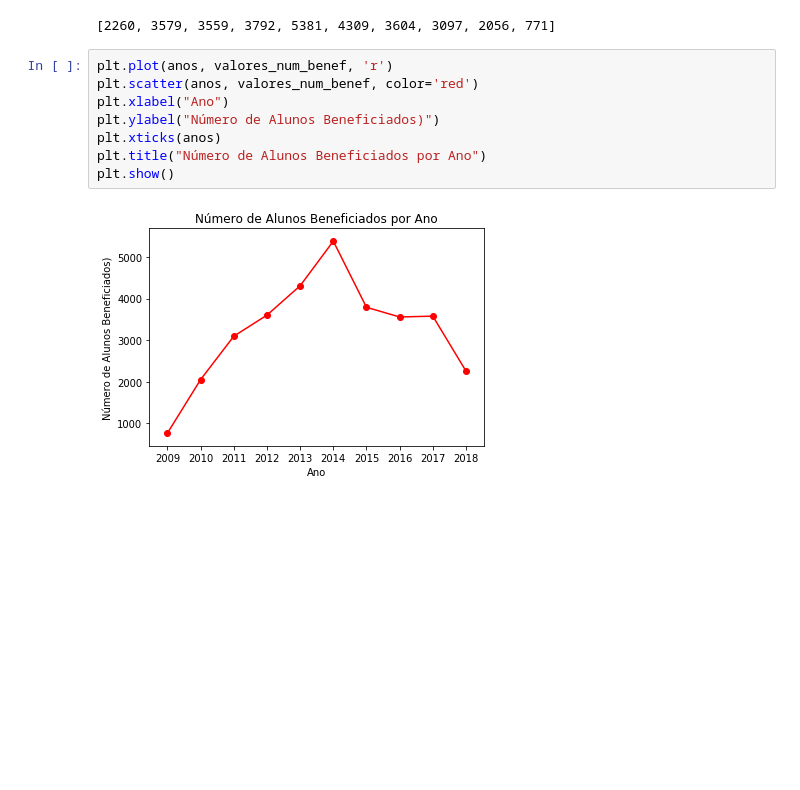
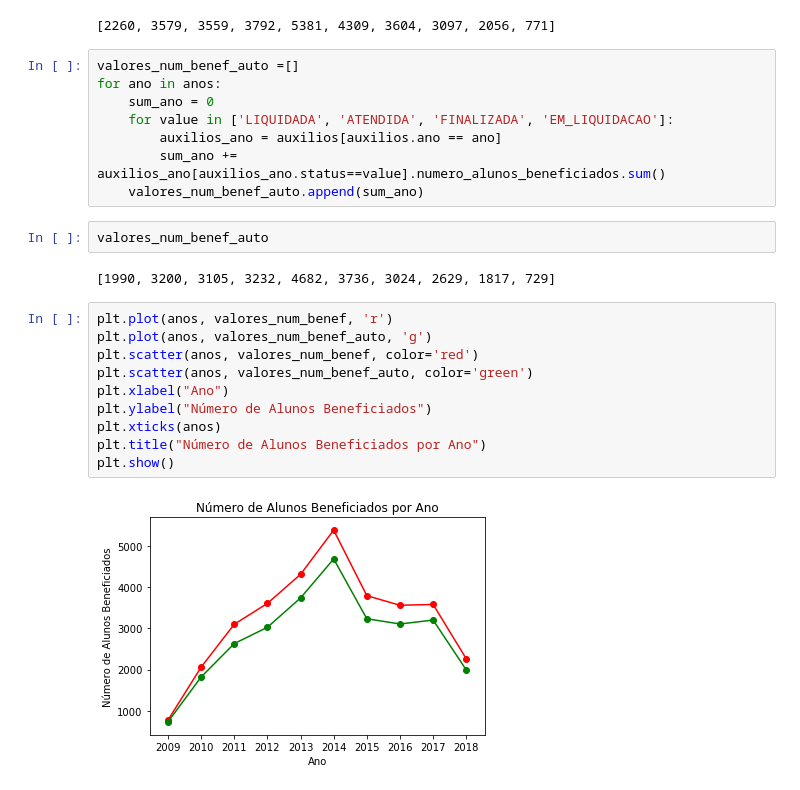
Before and after one commit to igorabrandao/UFRN-budget-application, a Jupyter notebook: auxilio_financeiro.ipynb, the cells around one changed output. Saved outputs shown, nothing was run; the diff lists cells and outputs as text; blank space fills up the shorter version.

Commit message:
atualização no gráficos auxilio financeiro

```diff
--- a/auxilio_financeiro.ipynb
+++ b/auxilio_financeiro.ipynb
@@ -305,13 +305,27 @@ valores_num_benef = [auxilios[auxilios['ano']==value].numero_alunos_beneficiados
 valores_num_benef
 # %% [output]
 [2260, 3579, 3559, 3792, 5381, 4309, 3604, 3097, 2056, 771]
+# %%
+valores_num_benef_auto =[]
+for ano in anos:
+    sum_ano = 0
+    for value in ['LIQUIDADA', 'ATENDIDA', 'FINALIZADA', 'EM_LIQUIDACAO']:
+        auxilios_ano = auxilios[auxilios.ano == ano]
+        sum_ano += auxilios_ano[auxilios_ano.status==value].numero_alunos_beneficiados.sum()
+    valores_num_benef_auto.append(sum_ano)
+# %%
+valores_num_benef_auto
+# %% [output]
+[1990, 3200, 3105, 3232, 4682, 3736, 3024, 2629, 1817, 729]
 # %%
 plt.plot(anos, valores_num_benef, 'r')
+plt.plot(anos, valores_num_benef_auto, 'g')
 plt.scatter(anos, valores_num_benef, color='red')
+plt.scatter(anos, valores_num_benef_auto, color='green')
 plt.xlabel("Ano")
-plt.ylabel("Número de Alunos Beneficiados)")
+plt.ylabel("Número de Alunos Beneficiados")
 plt.xticks(anos)
 plt.title("Número de Alunos Beneficiados por Ano")
 plt.show()
 # %% [output]
-[figure, old version]
+[figure, new version]
```
